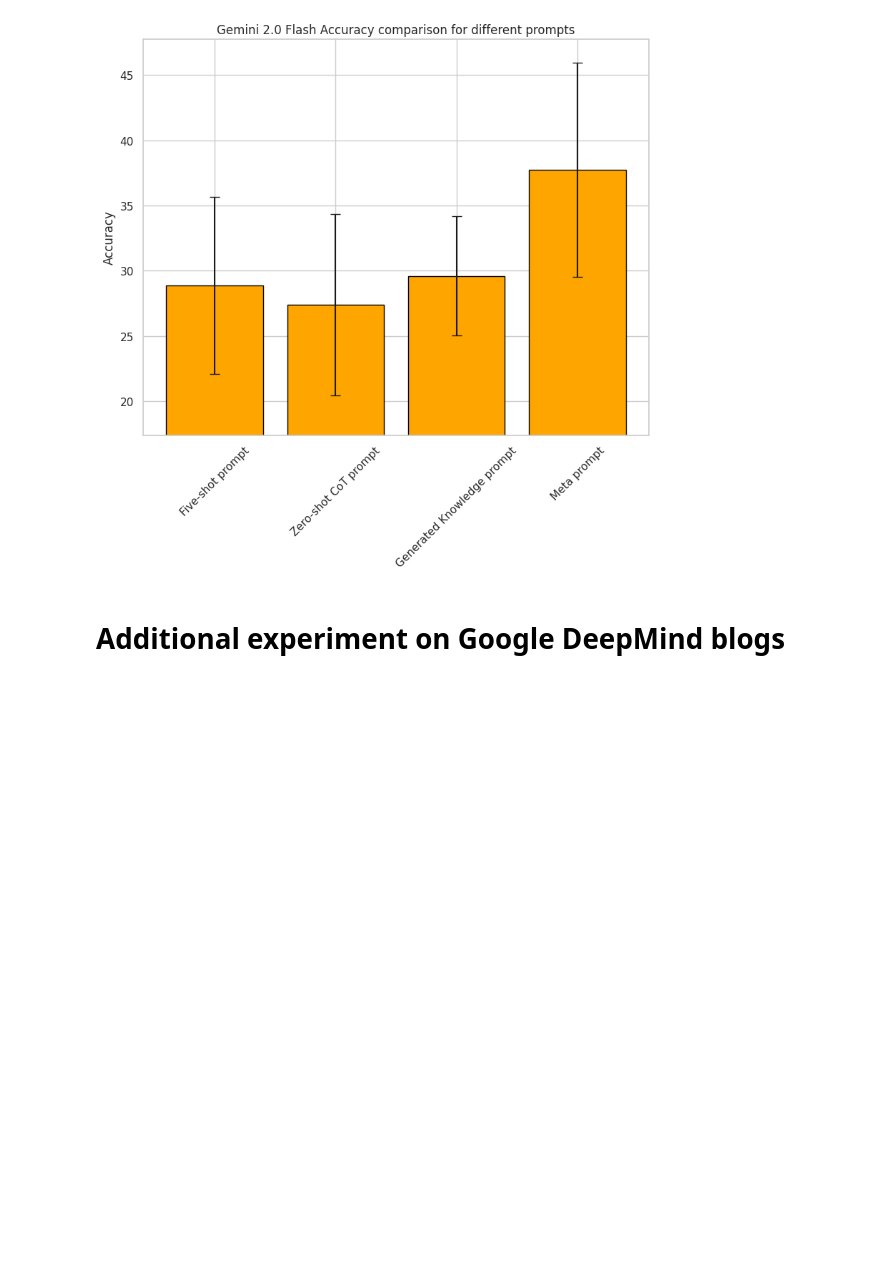
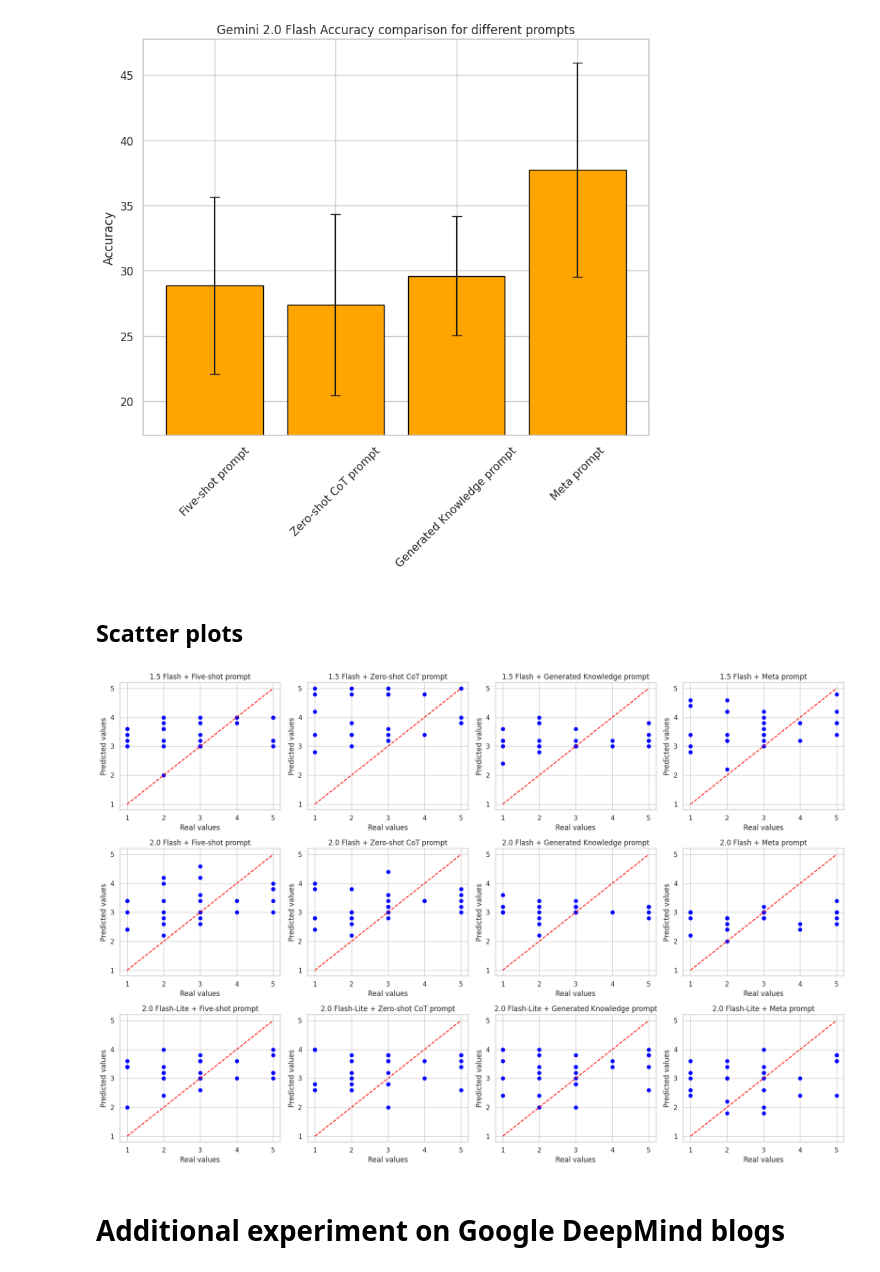
Before and after one commit to daKostych/Bachelor-Project-2025, a Jupyter notebook: llm_blog_generator/experiments/llm_blog_evaluator.ipynb, the cells around one changed output. Drawn from its saved outputs; the diff is of its cells as text; code cells hidden in the pictures; blank space fills up the shorter version.

```diff
--- a/llm_blog_generator/experiments/llm_blog_evaluator.ipynb
+++ b/llm_blog_generator/experiments/llm_blog_evaluator.ipynb
@@ -1005,6 +1104,41 @@ average_values = average_clas_ACC[average_clas_ACC["Model"] == "Gemini 2.0 Flash
 show_metric_bar_plot_low("Gemini 2.0 Flash", prompts, average_values, "Accuracy", ACC_error)
 # %% [output]
 [figure]
+# %% [markdown]
+## Scatter plots
+# %%
+padding = 0.2
+
+real_values = [CLASSIFICATION_MAP[level] for level in yval_level.tolist()]
+
+fig, axes = plt.subplots(3, 4, figsize=(18, 12))
+
+def fill_cell(i, j, model, prompt):
+    predicted_values = np.mean(np.array(class_full[f"Gemini {model}"][prompt]), axis=0)
+    axes[i, j].scatter(real_values, predicted_values, color='blue')
+    axes[i, j].plot([min(real_values), max(real_values)], [min(real_values), max(real_values)], color='red', linestyle='--')
+    axes[i, j].set_yticks(ticks=range(1, 6))
+    axes[i, j].set_xlabel('Real values')
+    axes[i, j].set_ylabel('Predicted values')
+    axes[i, j].set_title(f'{model} + {prompt}')
+
+fill_cell(0, 0, "1.5 Flash", "Five-shot prompt")
+fill_cell(0, 1, "1.5 Flash", "Zero-shot CoT prompt")
+fill_cell(0, 2, "1.5 Flash", "Generated Knowledge prompt")
+fill_cell(0, 3, "1.5 Flash", "Meta prompt")
+fill_cell(1, 0, "2.0 Flash", "Five-shot prompt")
+fill_cell(1, 1, "2.0 Flash", "Zero-shot CoT prompt")
+fill_cell(1, 2, "2.0 Flash", "Generated Knowledge prompt")
+fill_cell(1, 3, "2.0 Flash", "Meta prompt")
+fill_cell(2, 0, "2.0 Flash-Lite", "Five-shot prompt")
+fill_cell(2, 1, "2.0 Flash-Lite", "Zero-shot CoT prompt")
+fill_cell(2, 2, "2.0 Flash-Lite", "Generated Knowledge prompt")
+fill_cell(2, 3, "2.0 Flash-Lite", "Meta prompt")
+
+plt.tight_layout()
+plt.show()
+# %% [output]
+[figure, added]
 # %% [markdown]
 # Additional experiment on Google DeepMind blogs
 # %% [markdown]
```
Also changed, not shown: parts of 29 cells of this notebook.
